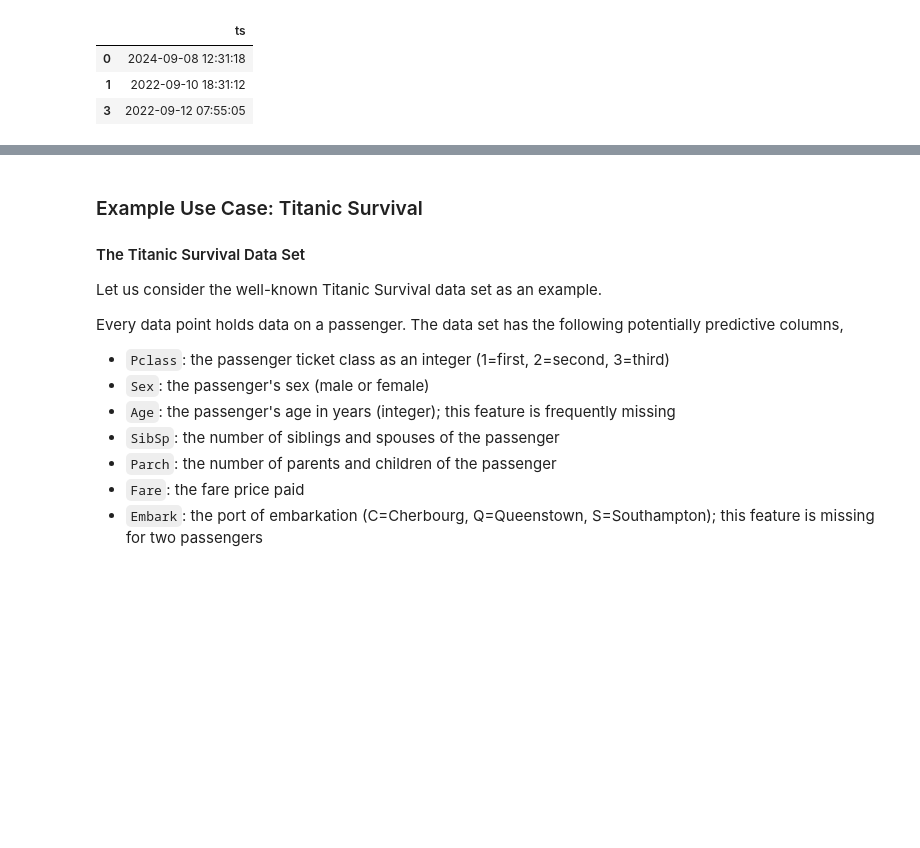
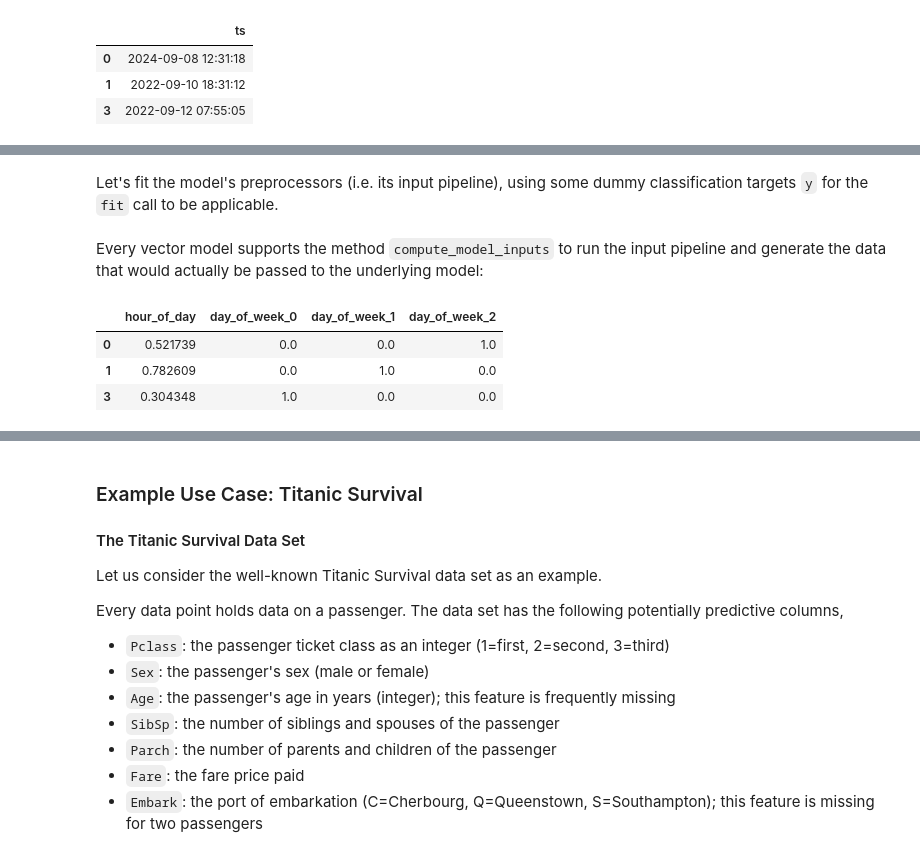
Before and after one commit to oraios/sensAI, a Jupyter notebook: docs/1-supervised-learning/1-vector-models.ipynb, the cells around one changed output, grey strips where cells are left out. Drawn from its saved outputs; the diff is of its cells as text; code cells hidden in the pictures; blank space fills up the shorter version.

```diff
--- a/docs/1-supervised-learning/1-vector-models.ipynb
+++ b/docs/1-supervised-learning/1-vector-models.ipynb
@@ -230,0 +394,8 @@ Allow features to be referenced by name, facilitating composable models.
+# %%
+feature_collector = sensai.featuregen.FeatureCollector(
+    FeatureGeneratorHourOfDay(), FeatureGeneratorDayOfWeek())
+
+mlp_model = sensai.sklearn.sklearn_classification.SkLearnMLPVectorClassificationModel() \
+    .with_raw_input_transformers(DFTStringToTimestamp(), sensai.data_transformation.DFTDropNA()) \
+    .with_feature_collector(feature_collector) \
+    .with_feature_transformers(feature_collector.create_dft_one_hot_encoder(), feature_collector.create_dft_normalisation())
@@ -230,0 +413,14 @@ Allow features to be referenced by name, facilitating composable models.
+# %% [markdown]
+Let's fit the model's preprocessors (i.e. its input pipeline), using some dummy classification targets `y` for the `fit` call to be applicable.
+# %%
+y = pd.DataFrame({"target": [True, True, True, False]})
+mlp_model.fit(raw_df, y, fit_preprocessors=True, fit_model=False)
+# %% [markdown]
+Every vector model supports the method `compute_model_inputs` to run the input pipeline and generate the data that would actually be passed to the underlying model:
+# %%
+mlp_model.compute_model_inputs(raw_df)
+# %% [output]
+|  | hour_of_day | day_of_week_0 | day_of_week_1 | day_of_week_2 |
+| 0 | 0.521739 | 0.0 | 0.0 | 1.0 |
+| 1 | 0.782609 | 0.0 | 1.0 | 0.0 |
+| 3 | 0.304348 | 1.0 | 0.0 | 0.0 |
```
Also changed, not shown: parts of 64 cells of this notebook, 1 other file.
